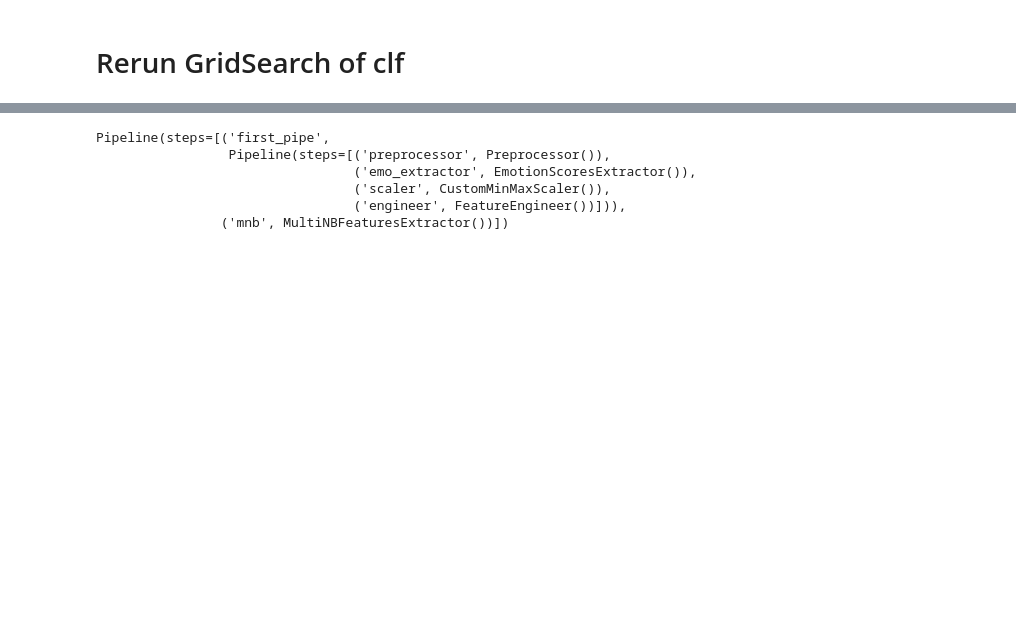
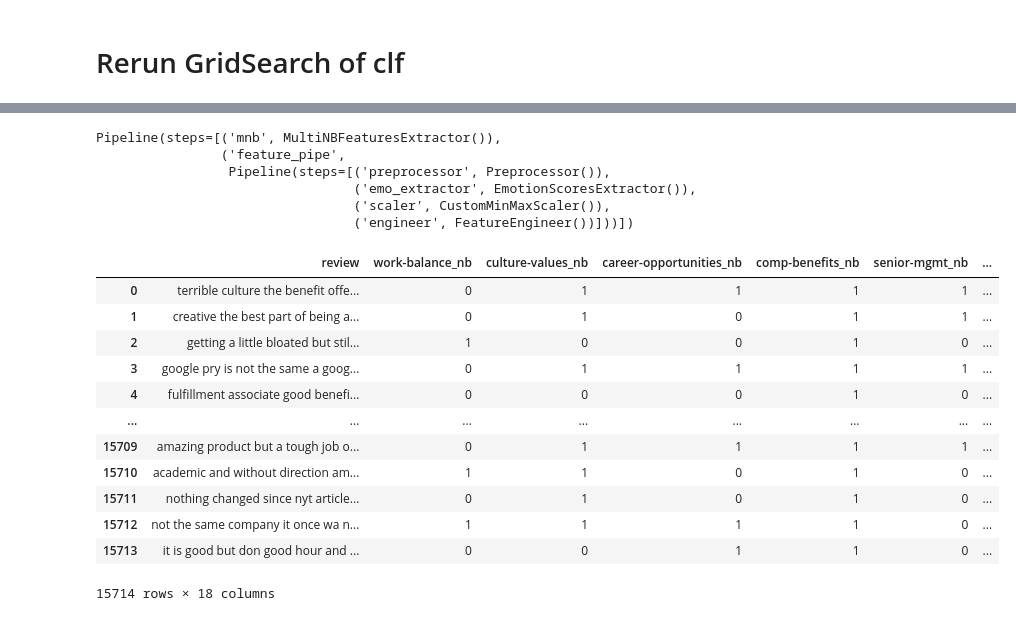
Before and after one commit to theresa-sporn/WorkforceSentimentMonitoring, a Jupyter notebook: notebooks/last_try.ipynb, the cells around one changed output, grey strips where cells are left out. Saved outputs shown, nothing was run; the diff lists cells and outputs as text; code cells hidden in the pictures; blank space fills up the shorter version.

```diff
--- a/notebooks/last_try.ipynb
+++ b/notebooks/last_try.ipynb
@@ -90,10 +191,28 @@ X_train_fea
 # %%
-feature_pipe = joblib.load(os.path.join(model_path, 'feature_pipeline.joblib'))
-feature_pipe
+test_pipe = joblib.load(os.path.join(model_path, 'last_pipe_test'))
+test_pipe
 # %% [output]
-Pipeline(steps=[('first_pipe',
+Pipeline(steps=[('mnb', MultiNBFeaturesExtractor()),
+                ('feature_pipe',
                  Pipeline(steps=[('preprocessor', Preprocessor()),
                                  ('emo_extractor', EmotionScoresExtractor()),
                                  ('scaler', CustomMinMaxScaler()),
-                                 ('engineer', FeatureEngineer())])),
-                ('mnb', MultiNBFeaturesExtractor())])
+                                 ('engineer', FeatureEngineer())]))])
+# %%
+X_test_cp_final = test_pipe.fit_transform(X_test_cp)
+# %%
+X_test_cp_final
+# %% [output]
+|  | review | work-balance_nb | culture-values_nb | career-opportunities_nb | comp-benefits_nb | senior-mgmt_nb | ... |
+| 0 | terrible culture the benefit offe... | 0 | 1 | 1 | 1 | 1 | ... |
+| 1 | creative the best part of being a... | 0 | 1 | 0 | 1 | 1 | ... |
+| 2 | getting a little bloated but stil... | 1 | 0 | 0 | 1 | 0 | ... |
+| 3 | google pry is not the same a goog... | 0 | 1 | 1 | 1 | 1 | ... |
+| 4 | fulfillment associate good benefi... | 0 | 0 | 0 | 1 | 0 | ... |
+| ... | ... | ... | ... | ... | ... | ... | ... |
+| 15709 | amazing product but a tough job o... | 0 | 1 | 1 | 1 | 1 | ... |
+| 15710 | academic and without direction am... | 1 | 1 | 0 | 1 | 0 | ... |
+| 15711 | nothing changed since nyt article... | 0 | 1 | 0 | 1 | 0 | ... |
+| 15712 | not the same company it once wa n... | 1 | 1 | 1 | 1 | 0 | ... |
+| 15713 | it is good but don good hour and ... | 0 | 0 | 1 | 1 | 0 | ... |
+15714 rows × 18 columns
```
Also changed, not shown: parts of 32 cells of this notebook, 4 other files.
